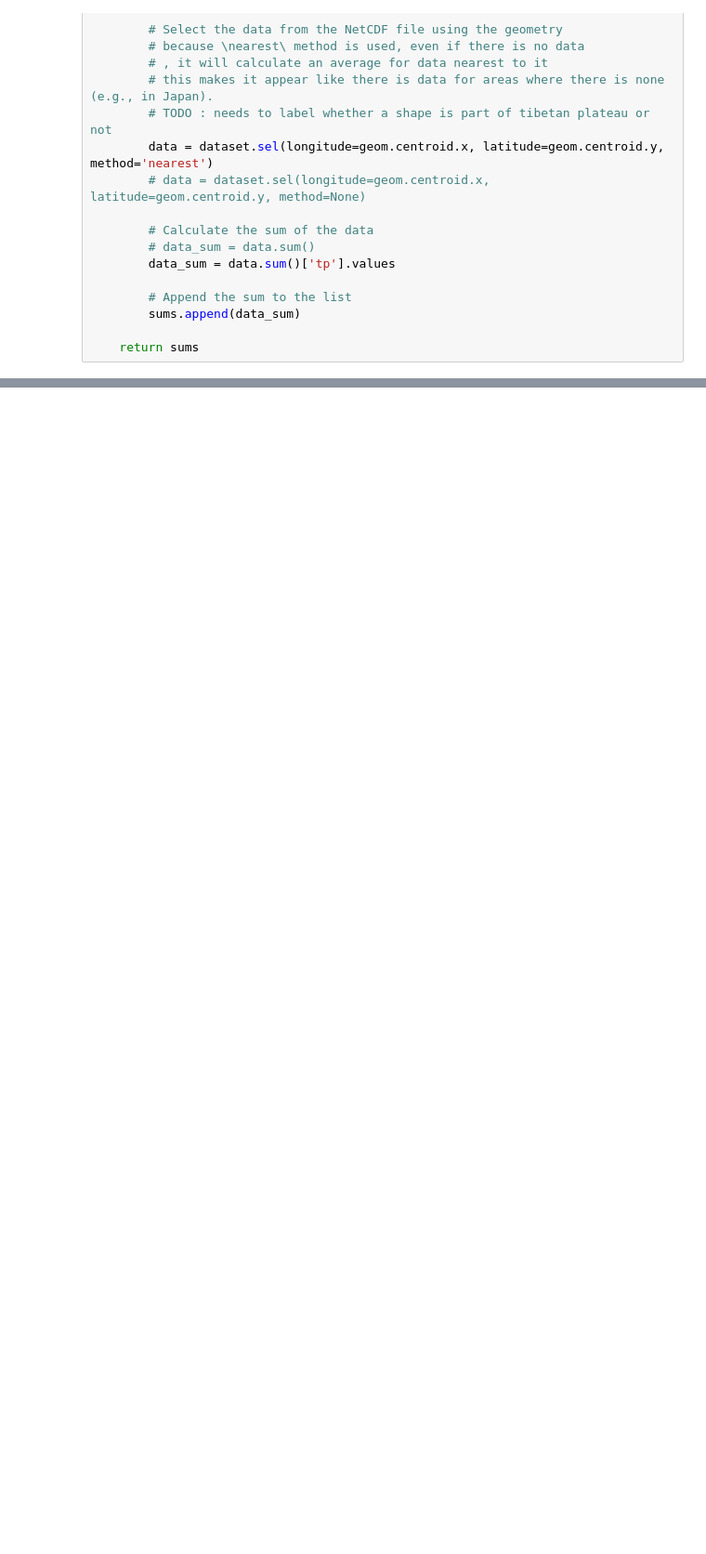
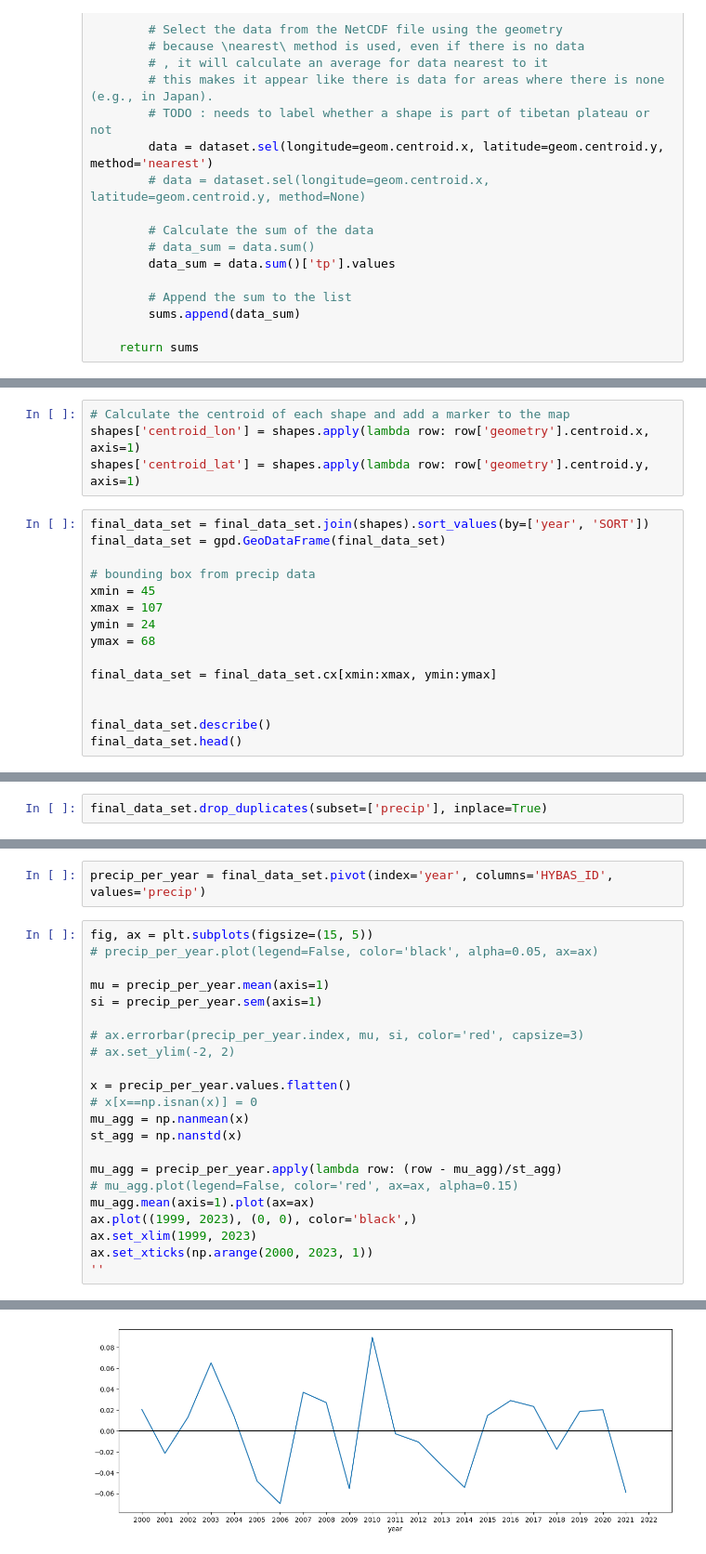
Before and after one commit to 4DModeller/tblakes, a Jupyter notebook: 2015-precip.ipynb, the cells around one changed output, grey strips where cells are left out. Shown: that part at 93% size. Saved outputs shown, nothing was run; the diff lists cells and outputs as text; blank space fills up the shorter version.

```diff
--- a/2015-precip.ipynb
+++ b/2015-precip.ipynb
@@ -32,0 +58,19 @@ def get_precip_data_for_year(data_path, shapes):
+# %%
+# Calculate the centroid of each shape and add a marker to the map
+shapes['centroid_lon'] = shapes.apply(lambda row: row['geometry'].centroid.x, axis=1)
+shapes['centroid_lat'] = shapes.apply(lambda row: row['geometry'].centroid.y, axis=1)
+# %%
+final_data_set = final_data_set.join(shapes).sort_values(by=['year', 'SORT'])
+final_data_set = gpd.GeoDataFrame(final_data_set)
+
+# bounding box from precip data
+xmin = 45
+xmax = 107
+ymin = 24
+ymax = 68
+
+final_data_set = final_data_set.cx[xmin:xmax, ymin:ymax]
+
+
+final_data_set.describe()
+final_data_set.head()
@@ -32,0 +84,2 @@ def get_precip_data_for_year(data_path, shapes):
+# %%
+final_data_set.drop_duplicates(subset=['precip'], inplace=True)
@@ -32,0 +90,25 @@ def get_precip_data_for_year(data_path, shapes):
+# %%
+precip_per_year = final_data_set.pivot(index='year', columns='HYBAS_ID', values='precip')
+# %%
+fig, ax = plt.subplots(figsize=(15, 5))
+# precip_per_year.plot(legend=False, color='black', alpha=0.05, ax=ax)
+
+mu = precip_per_year.mean(axis=1)
+si = precip_per_year.sem(axis=1)
+
+# ax.errorbar(precip_per_year.index, mu, si, color='red', capsize=3)
+# ax.set_ylim(-2, 2)
+
+x = precip_per_year.values.flatten()
+# x[x==np.isnan(x)] = 0
+mu_agg = np.nanmean(x)
+st_agg = np.nanstd(x)
+
+mu_agg = precip_per_year.apply(lambda row: (row - mu_agg)/st_agg)
+# mu_agg.plot(legend=False, color='red', ax=ax, alpha=0.15)
+mu_agg.mean(axis=1).plot(ax=ax)
+ax.plot((1999, 2023), (0, 0), color='black',)
+ax.set_xlim(1999, 2023)
+ax.set_xticks(np.arange(2000, 2023, 1))
+''
+# %% [output]
@@ -32,0 +116 @@ def get_precip_data_for_year(data_path, shapes):
+[figure, added]
```
Also changed, not shown: parts of 6 cells of this notebook, 2 other files.
